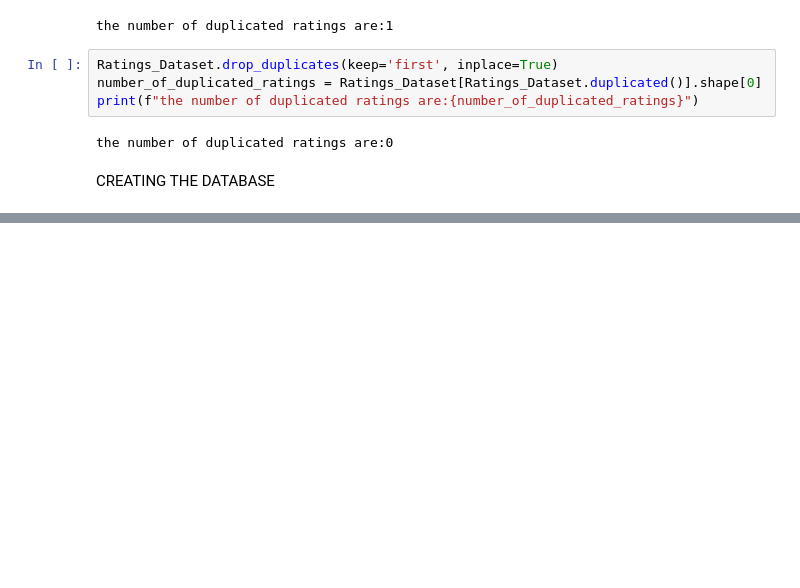
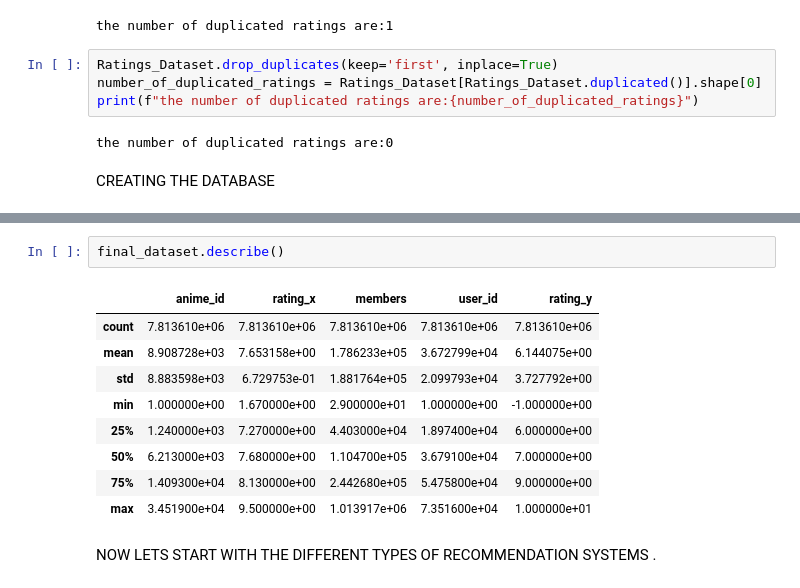
Before and after one commit to adityaaggupta2017/Statistical-Machine-Learning-Project, a Jupyter notebook: Top_Rated_Anime.ipynb, the cells around one changed output, grey strips where cells are left out. Drawn from its saved outputs; the diff is of its cells as text; blank space fills up the shorter version.

```diff
--- a/Top_Rated_Anime.ipynb
+++ b/Top_Rated_Anime.ipynb
@@ -171,0 +195,14 @@ CREATING THE DATABASE
+# %%
+final_dataset.describe()
+# %% [output]
+|  | anime_id | rating_x | members | user_id | rating_y |
+| count | 7.813610e+06 | 7.813610e+06 | 7.813610e+06 | 7.813610e+06 | 7.813610e+06 |
+| mean | 8.908728e+03 | 7.653158e+00 | 1.786233e+05 | 3.672799e+04 | 6.144075e+00 |
+| std | 8.883598e+03 | 6.729753e-01 | 1.881764e+05 | 2.099793e+04 | 3.727792e+00 |
+| min | 1.000000e+00 | 1.670000e+00 | 2.900000e+01 | 1.000000e+00 | -1.000000e+00 |
+| 25% | 1.240000e+03 | 7.270000e+00 | 4.403000e+04 | 1.897400e+04 | 6.000000e+00 |
+| 50% | 6.213000e+03 | 7.680000e+00 | 1.104700e+05 | 3.679100e+04 | 7.000000e+00 |
+| 75% | 1.409300e+04 | 8.130000e+00 | 2.442680e+05 | 5.475800e+04 | 9.000000e+00 |
+| max | 3.451900e+04 | 9.500000e+00 | 1.013917e+06 | 7.351600e+04 | 1.000000e+01 |
+# %% [markdown]
+NOW LETS START WITH THE DIFFERENT TYPES OF RECOMMENDATION SYSTEMS .
```
Also changed, not shown: parts of 15 cells of this notebook, 1 other file.
